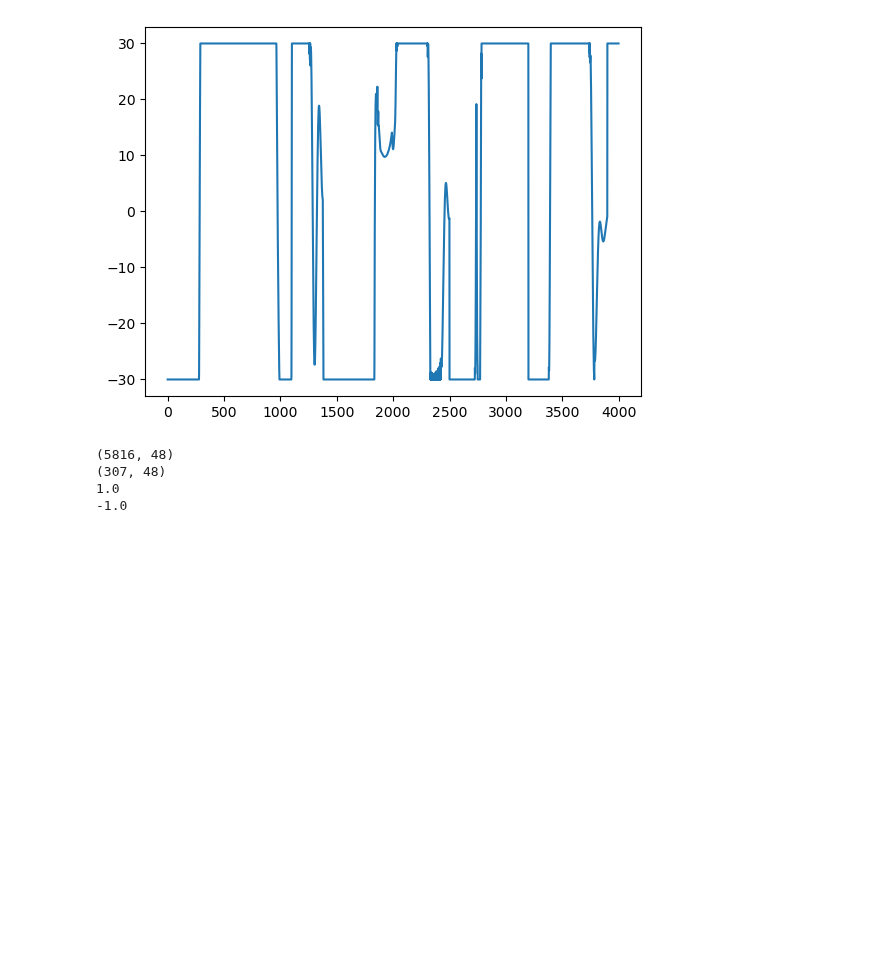
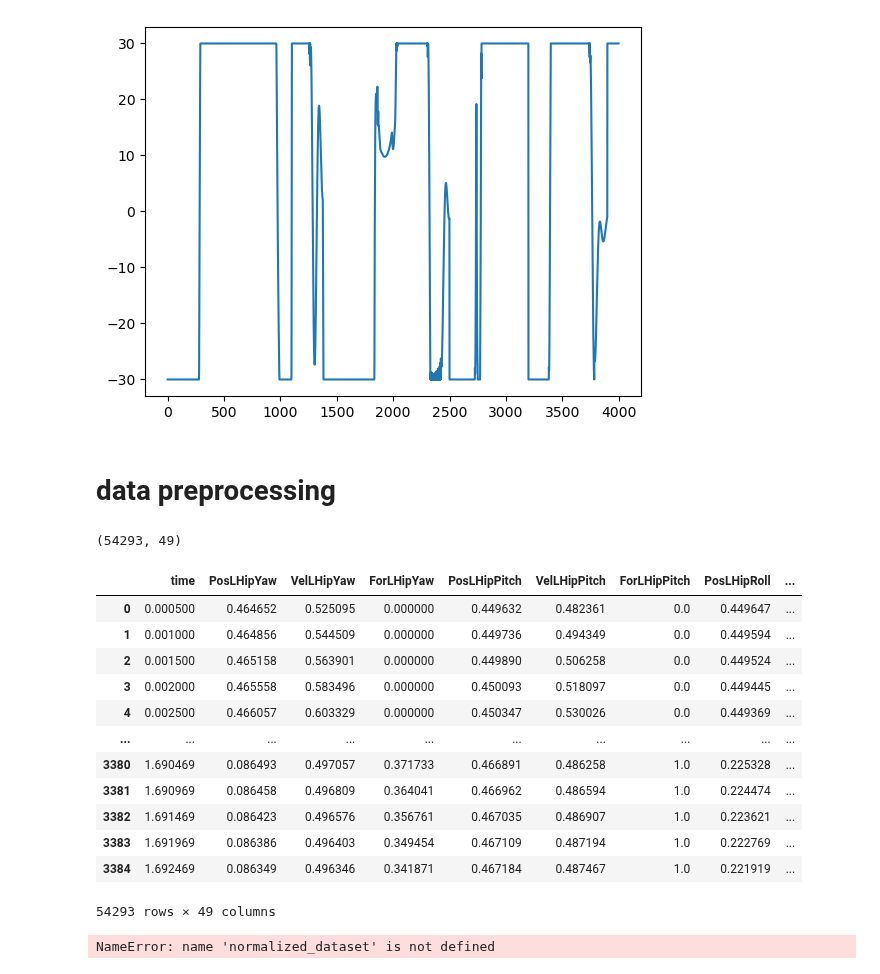
Before and after one commit to altynbek132/ROBOTICS_PROJECT, a Jupyter notebook: NN.ipynb, the cells around one changed output. Saved outputs shown, nothing was run; the diff lists cells and outputs as text; code cells hidden in the pictures; blank space fills up the shorter version.

```diff
--- a/NN.ipynb
+++ b/NN.ipynb
@@ -110,16 +94,26 @@ plot_('For')
 [figure]
 [figure]
 [figure]
-# %%
-np.random.shuffle(table_interpolated)
-train = table_interpolated[0:int(table_interpolated.shape[0] * 0.95)]
-test = table_interpolated[int(table_interpolated.shape[0] * 0.95):]
-print(train.shape)
-print(test.shape)
-print(np.max(train))
-print(np.min(train))
-# %% [output]
-(5816, 48)
-(307, 48)
-1.0
--1.0
+# %% [markdown]
+# data preprocessing
+# %%
+df = full_dataset
+print(df.shape)
+normalized_dataset = (df-df.min())/(df.max()-df.min())
+normalized_dataset['time'] = full_dataset['time']
+normalized_dataset
+# %% [output]
+(54293, 49)
+|  | time | PosLHipYaw | VelLHipYaw | ForLHipYaw | PosLHipPitch | VelLHipPitch | ForLHipPitch | PosLHipRoll | ... |
+| 0 | 0.000500 | 0.464652 | 0.525095 | 0.000000 | 0.449632 | 0.482361 | 0.0 | 0.449647 | ... |
+| 1 | 0.001000 | 0.464856 | 0.544509 | 0.000000 | 0.449736 | 0.494349 | 0.0 | 0.449594 | ... |
+| 2 | 0.001500 | 0.465158 | 0.563901 | 0.000000 | 0.449890 | 0.506258 | 0.0 | 0.449524 | ... |
+| 3 | 0.002000 | 0.465558 | 0.583496 | 0.000000 | 0.450093 | 0.518097 | 0.0 | 0.449445 | ... |
+| 4 | 0.002500 | 0.466057 | 0.603329 | 0.000000 | 0.450347 | 0.530026 | 0.0 | 0.449369 | ... |
+| ... | ... | ... | ... | ... | ... | ... | ... | ... | ... |
+| 3380 | 1.690469 | 0.086493 | 0.497057 | 0.371733 | 0.466891 | 0.486258 | 1.0 | 0.225328 | ... |
+| 3381 | 1.690969 | 0.086458 | 0.496809 | 0.364041 | 0.466962 | 0.486594 | 1.0 | 0.224474 | ... |
+| 3382 | 1.691469 | 0.086423 | 0.496576 | 0.356761 | 0.467035 | 0.486907 | 1.0 | 0.223621 | ... |
+| 3383 | 1.691969 | 0.086386 | 0.496403 | 0.349454 | 0.467109 | 0.487194 | 1.0 | 0.222769 | ... |
+| 3384 | 1.692469 | 0.086349 | 0.496346 | 0.341871 | 0.467184 | 0.487467 | 1.0 | 0.221919 | ... |
+54293 rows × 49 columns
@@ -126,2 +126,6 @@ print(np.min(train))
+# %%
+remove_outliers(normalized_dataset)
+# %% [output]
+NameError: name 'normalized_dataset' is not defined
 # %%
 def split_to_x_y(table):
```
Also changed, not shown: parts of 21 cells of this notebook, 1 other file.
